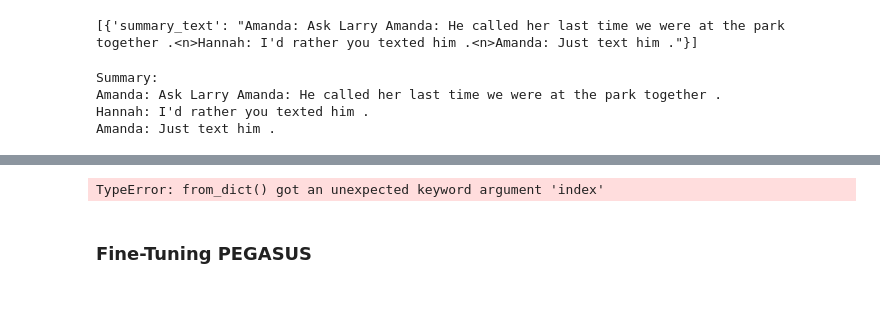
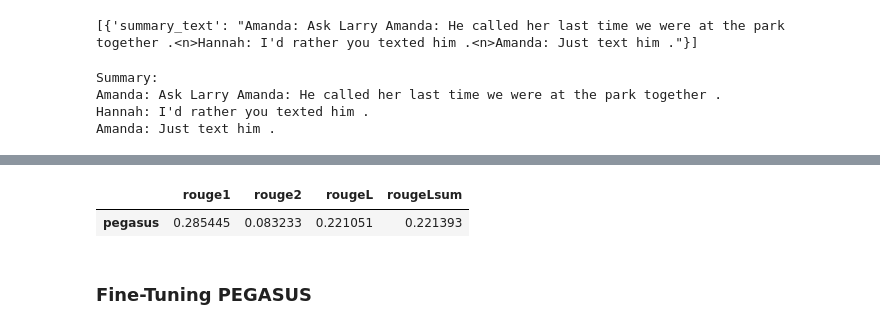
Before and after one commit to tmoroder/nlp-with-transformers, a Jupyter notebook: 06-summarization.ipynb, the cells around one changed output, grey strips where cells are left out. Drawn from its saved outputs; the diff is of its cells as text; code cells hidden in the pictures; blank space fills up the shorter version.

```diff
--- a/06-summarization.ipynb
+++ b/06-summarization.ipynb
@@ -457,8 +479,9 @@ OutOfMemoryError: CUDA out of memory. Tried to allocate 2.00 MiB (GPU 0; 6.00 Gi
 # %%
 rouge_dict = dict((rn, score[rn].mid.fmeasure) for rn in rouge_names)
-pd.DataFrame.from_dict(rouge_dict, index=["pegasus"])
+pd.DataFrame(rouge_dict, index=["pegasus"])
 # %% [output]
-TypeError: from_dict() got an unexpected keyword argument 'index'
+|  | rouge1 | rouge2 | rougeL | rougeLsum |
+| pegasus | 0.285445 | 0.083233 | 0.221051 | 0.221393 |
 # %% [markdown]
 ### Fine-Tuning PEGASUS
 # %%
```
Also changed, not shown: parts of 24 cells of this notebook.
